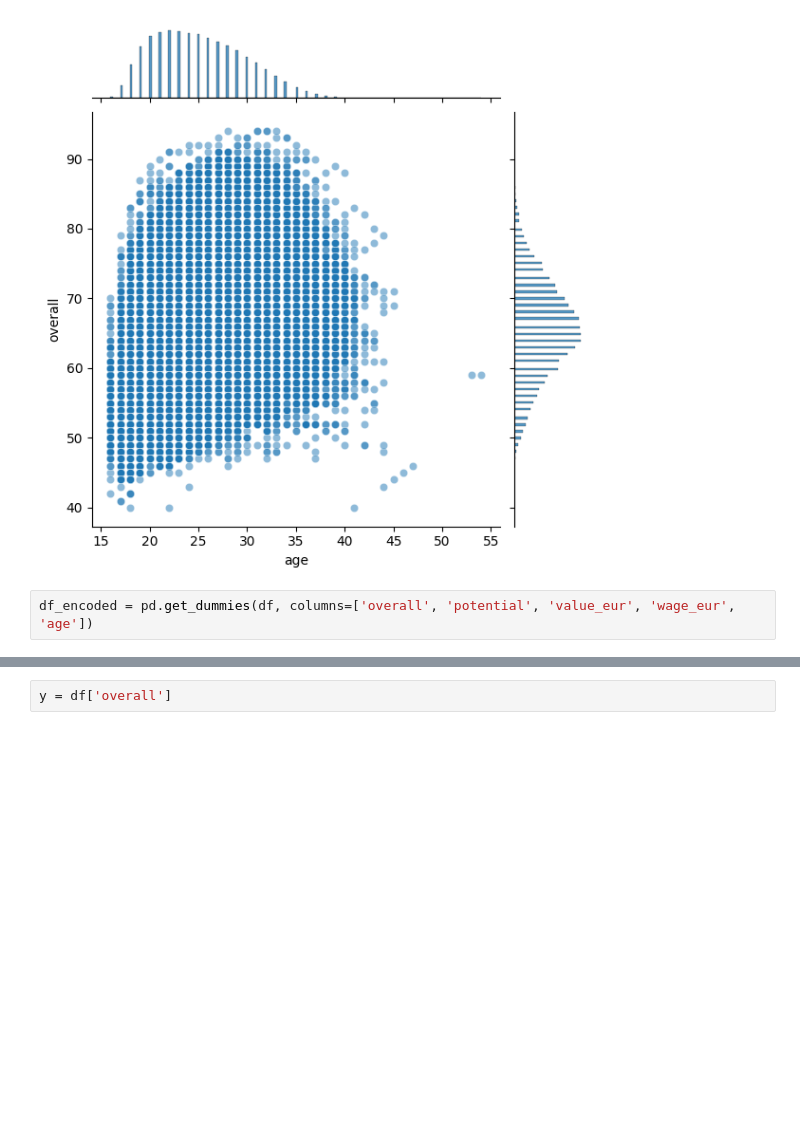
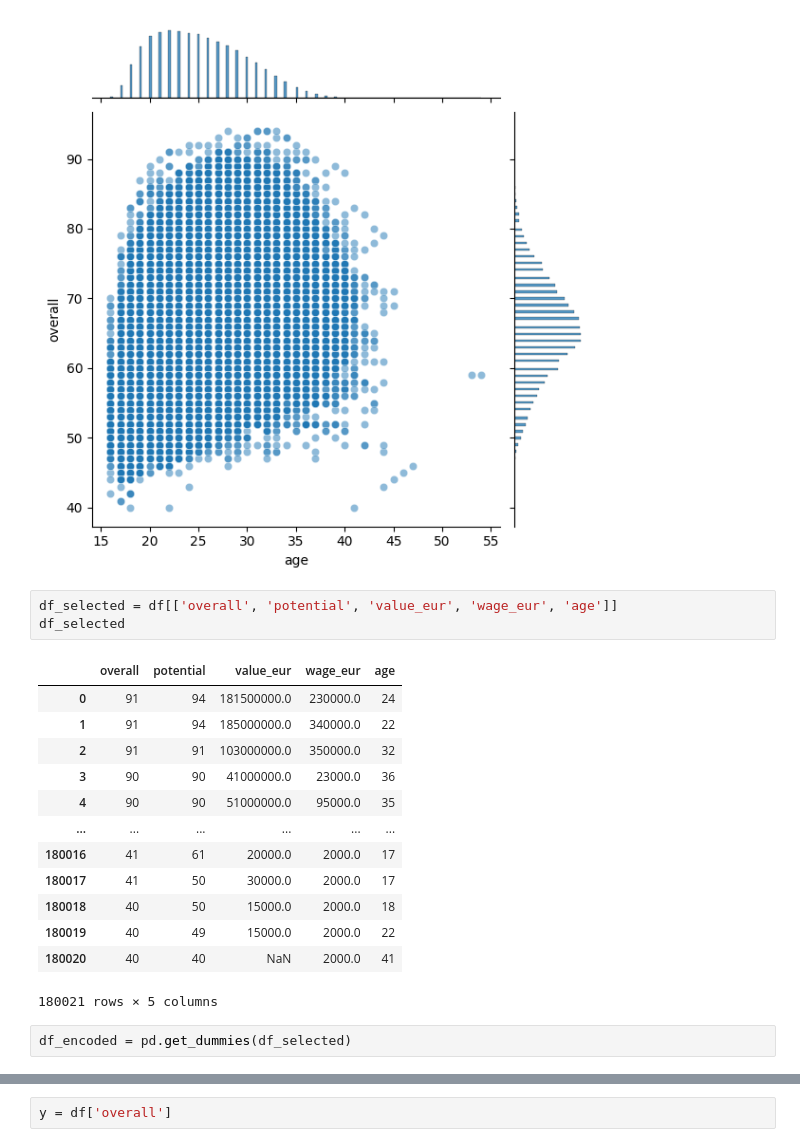
Before and after one commit to onetrue-6657/bdaa-project-2025, a Jupyter notebook: notebooks/fc24_predictor.ipynb, the cells around one changed output, grey strips where cells are left out. Saved outputs shown, nothing was run; the diff lists cells and outputs as text; blank space fills up the shorter version.

```diff
--- a/notebooks/fc24_predictor.ipynb
+++ b/notebooks/fc24_predictor.ipynb
@@ -58,6 +58,23 @@ sns.jointplot(x='age', y='overall', data=df, alpha=0.5)
 <seaborn.axisgrid.JointGrid at 0x...>
 [figure]
 # %%
-df_encoded = pd.get_dummies(df, columns=['overall', 'potential', 'value_eur', 'wage_eur', 'age'])
+df_selected = df[['overall', 'potential', 'value_eur', 'wage_eur', 'age']]
+df_selected
+# %% [output]
+|  | overall | potential | value_eur | wage_eur | age |
+| 0 | 91 | 94 | 181500000.0 | 230000.0 | 24 |
+| 1 | 91 | 94 | 185000000.0 | 340000.0 | 22 |
+| 2 | 91 | 91 | 103000000.0 | 350000.0 | 32 |
+| 3 | 90 | 90 | 41000000.0 | 23000.0 | 36 |
+| 4 | 90 | 90 | 51000000.0 | 95000.0 | 35 |
+| ... | ... | ... | ... | ... | ... |
+| 180016 | 41 | 61 | 20000.0 | 2000.0 | 17 |
+| 180017 | 41 | 50 | 30000.0 | 2000.0 | 17 |
+| 180018 | 40 | 50 | 15000.0 | 2000.0 | 18 |
+| 180019 | 40 | 49 | 15000.0 | 2000.0 | 22 |
+| 180020 | 40 | 40 | NaN | 2000.0 | 41 |
+180021 rows × 5 columns
+# %%
+df_encoded = pd.get_dummies(df_selected)
 # %%
 X = df_encoded.dropna(axis=1)
```
Also changed, not shown: parts of 15 cells of this notebook.
